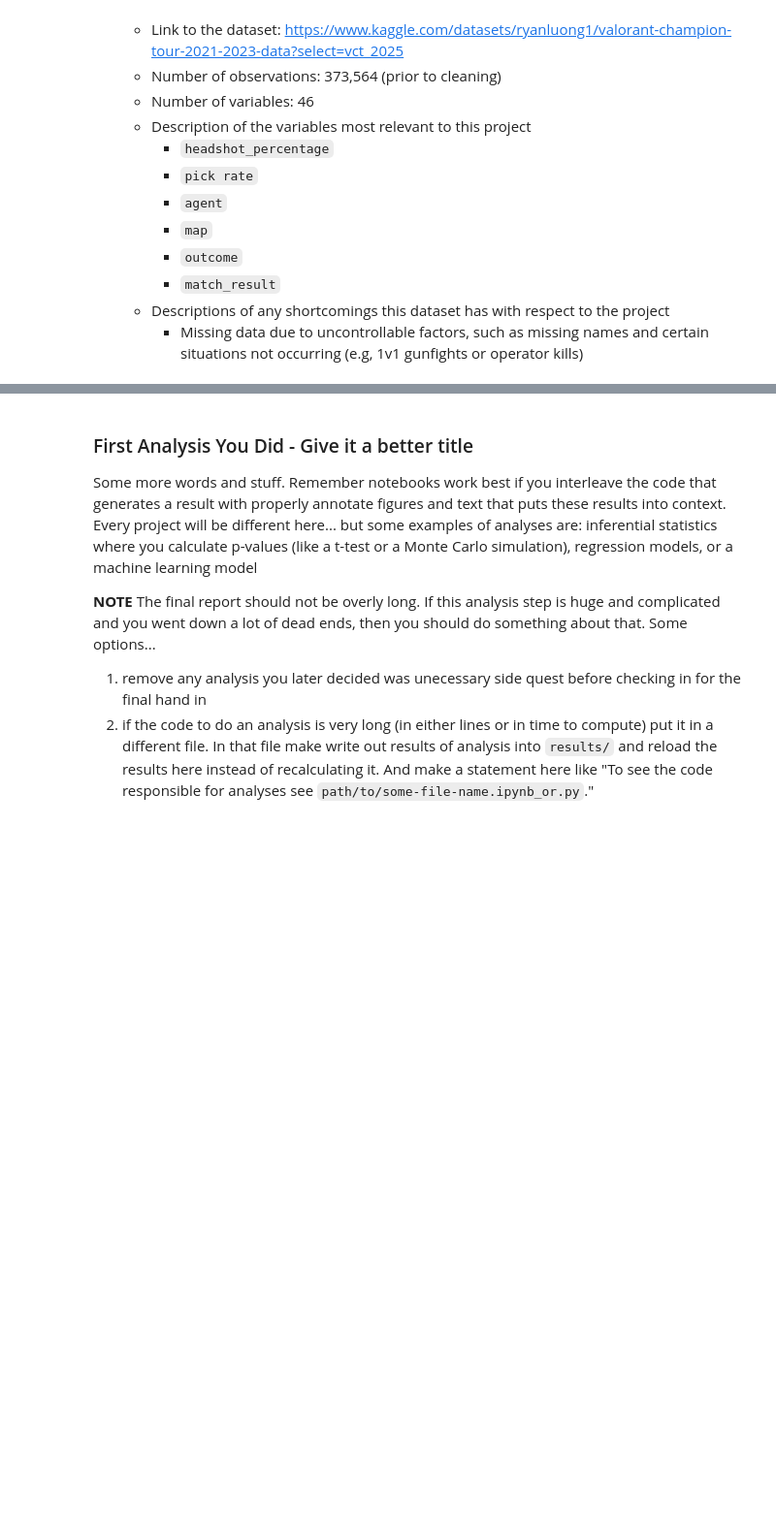
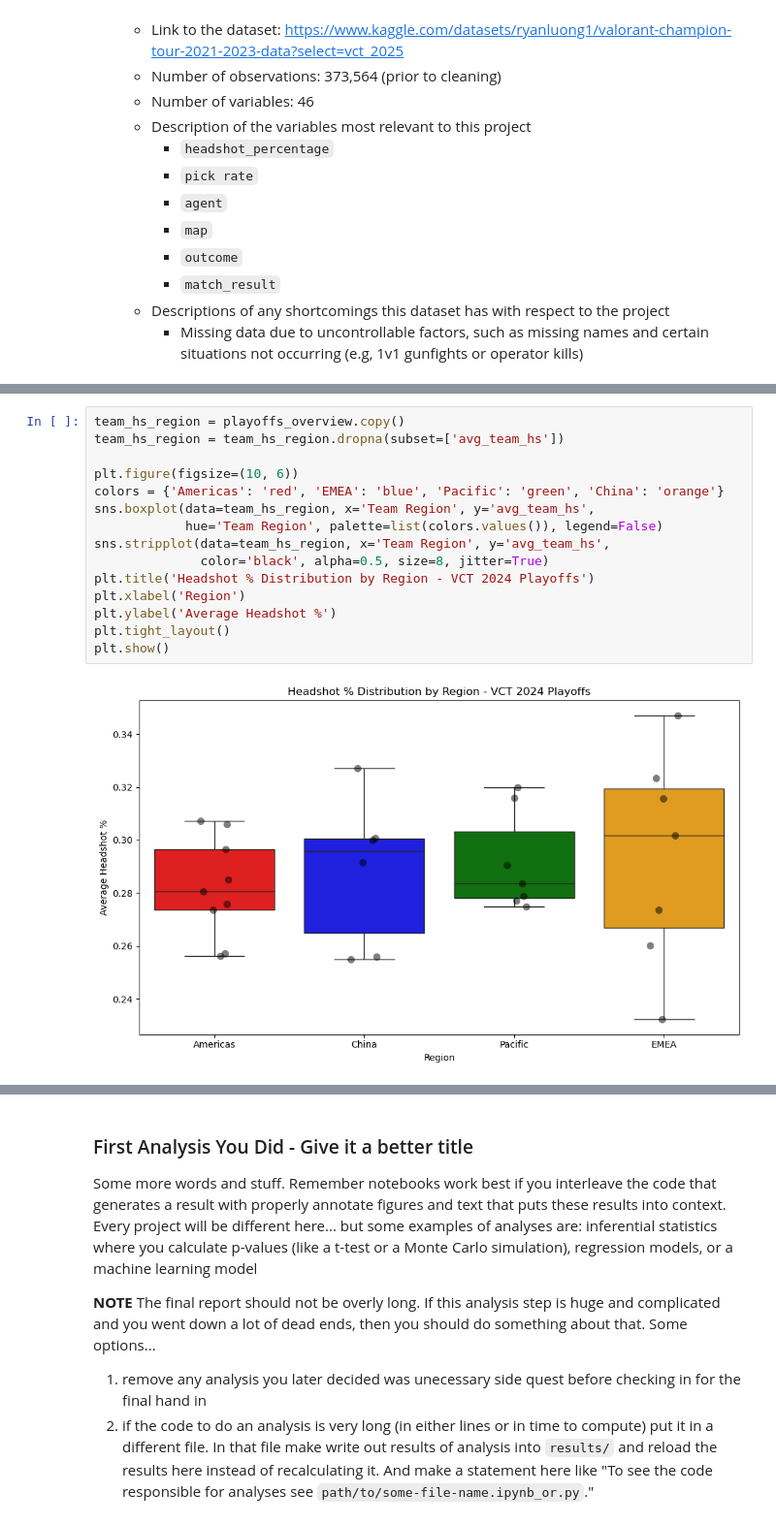
Before and after one commit to COGS108/Group102_WI26, a Jupyter notebook: 03-FinalProject.ipynb, the cells around one changed output, grey strips where cells are left out. Shown at 97% size. Cells and saved outputs as stored; diff of their text form; blank space fills up the shorter version.

```diff
--- a/03-FinalProject.ipynb
+++ b/03-FinalProject.ipynb
@@ -164,0 +606,17 @@ Instructions: REPLACE the contents of this cell with your work, including any up
+# %%
+team_hs_region = playoffs_overview.copy()
+team_hs_region = team_hs_region.dropna(subset=['avg_team_hs'])
+
+plt.figure(figsize=(10, 6))
+colors = {'Americas': 'red', 'EMEA': 'blue', 'Pacific': 'green', 'China': 'orange'}
+sns.boxplot(data=team_hs_region, x='Team Region', y='avg_team_hs',
+            hue='Team Region', palette=list(colors.values()), legend=False)
+sns.stripplot(data=team_hs_region, x='Team Region', y='avg_team_hs',
+              color='black', alpha=0.5, size=8, jitter=True)
+plt.title('Headshot % Distribution by Region - VCT 2024 Playoffs')
+plt.xlabel('Region')
+plt.ylabel('Average Headshot %')
+plt.tight_layout()
+plt.show()
+# %% [output]
+[figure, added]
```
Also changed, not shown: parts of 52 cells of this notebook.
